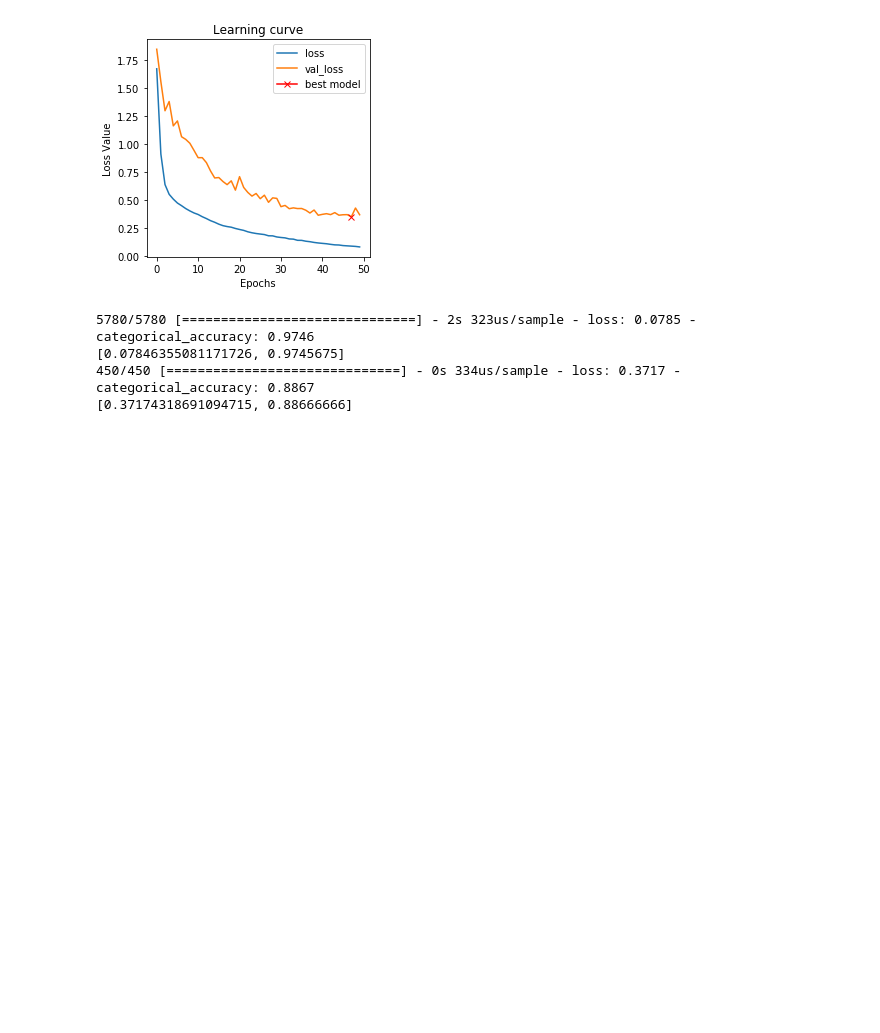
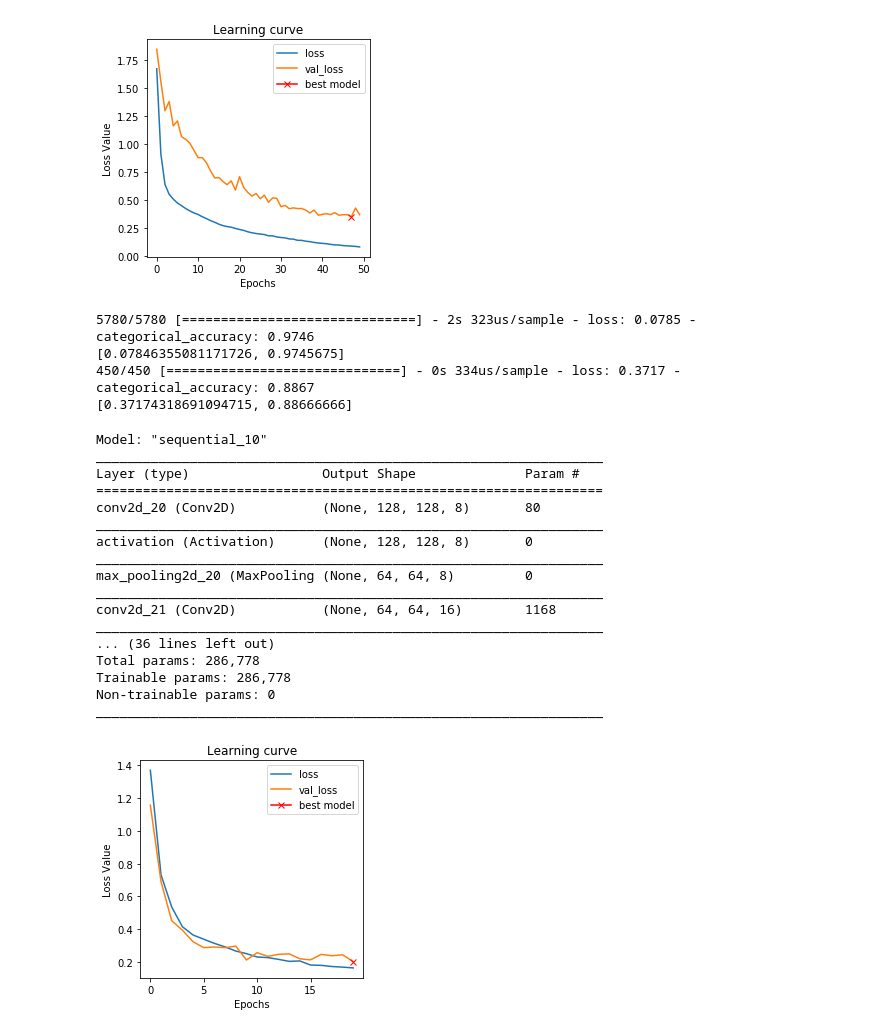
Before and after one commit to salujarohit/Deep-Learning-for-Medical-Images, a Jupyter notebook: lab1/Lab1.ipynb, the cells around one changed output. Drawn from its saved outputs; the diff is of its cells as text; code cells hidden in the pictures; blank space fills up the shorter version.

Commit message:
adding alexnet result for the bouns

```diff
--- a/lab1/Lab1.ipynb
+++ b/lab1/Lab1.ipynb
@@ -1194,10 +1194,29 @@ def model_AlexNet(img_ch, img_width, img_height, Base):
     model.summary()
     return model
 # %%
-alexnet_model = model_AlexNet(x_train_ray128.shape[3], x_train_ray128.shape[2], x_train_ray128.shape[1], 4)
+alexnet_model = model_AlexNet(x_train_ray128.shape[3], x_train_ray128.shape[2], x_train_ray128.shape[1], 8)
 alexnet_model.compile(loss='categorical_crossentropy',
               optimizer = Adam(lr=.0001),
               metrics=['categorical_accuracy'])
 
 alexnet_history = alexnet_model.fit(x_train_ray128, y_train_ray128_binary,validation_data=(x_test_ray28,y_test_ray128_binary), epochs = 20, batch_size=8, verbose=0)
 plot_history(alexnet_history)
+# %% [output]
+Model: "sequential_10"
+_________________________________________________________________
+Layer (type)                 Output Shape              Param #
+=================================================================
+conv2d_20 (Conv2D)           (None, 128, 128, 8)       80
+_________________________________________________________________
+activation (Activation)      (None, 128, 128, 8)       0
+_________________________________________________________________
+max_pooling2d_20 (MaxPooling (None, 64, 64, 8)         0
+_________________________________________________________________
+conv2d_21 (Conv2D)           (None, 64, 64, 16)        1168
+_________________________________________________________________
+... (36 lines left out)
+Total params: 286,778
+Trainable params: 286,778
+Non-trainable params: 0
+_________________________________________________________________
+[figure, added]
```
Also changed, not shown: parts of 1 cell of this notebook.
